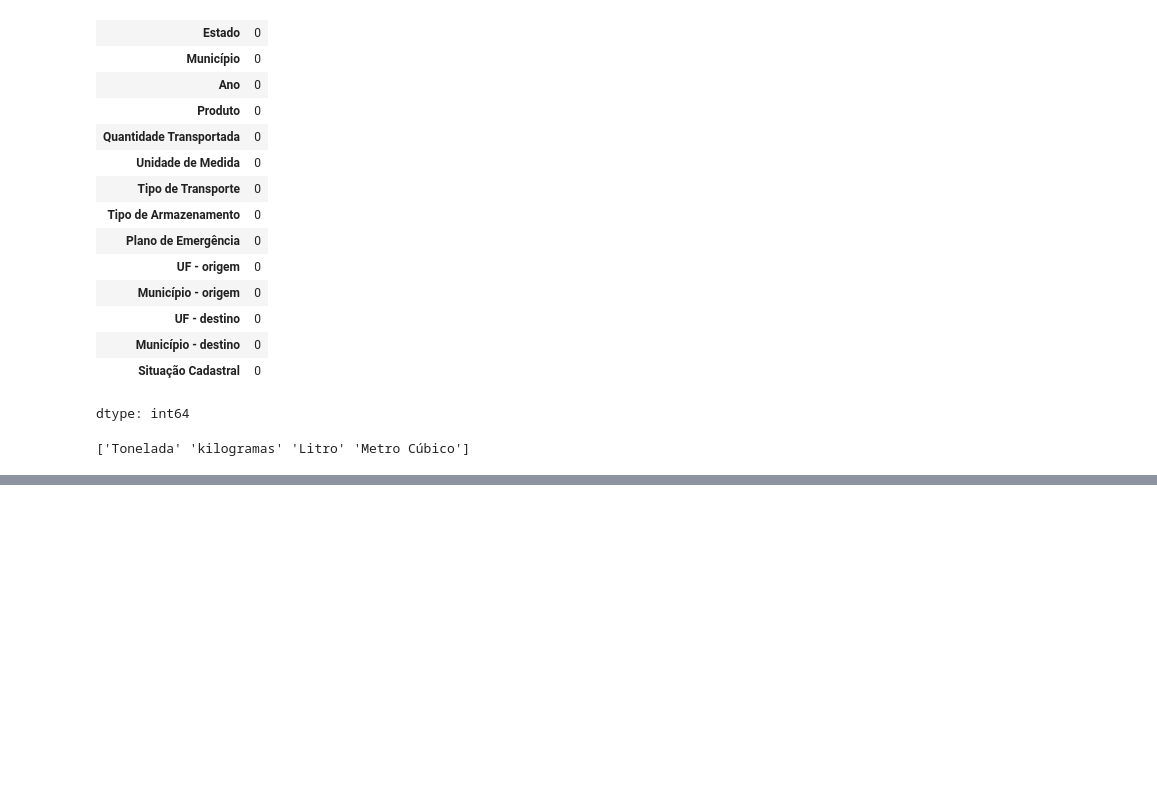
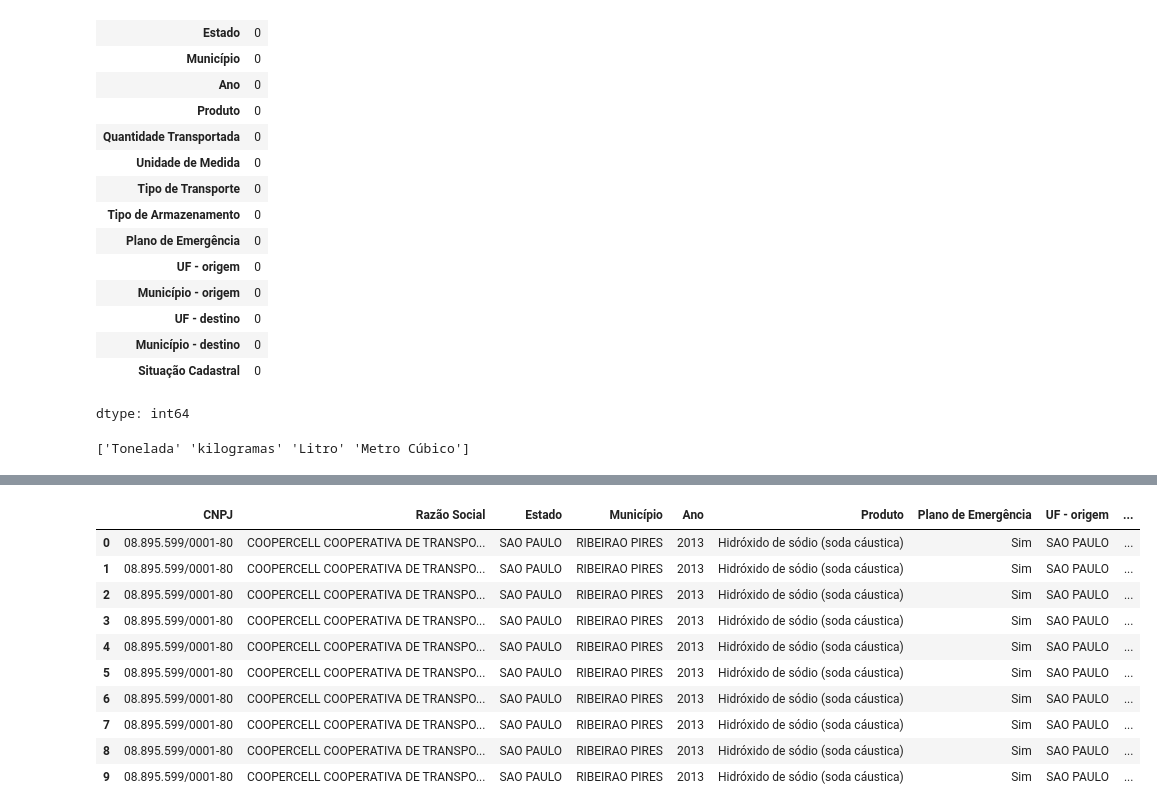
Before and after one commit to Lucasdz-7/Projeto-Integrador-2, a Jupyter notebook: CódigoAPi2.ipynb, the cells around one changed output, grey strips where cells are left out. Drawn from its saved outputs; the diff is of its cells as text; code cells hidden in the pictures; blank space fills up the shorter version.

Commit message:
versão parcialmente finalizada

```diff
--- a/CódigoAPi2.ipynb
+++ b/CódigoAPi2.ipynb
@@ -133,17 +88,16 @@ Dados_IBAMA_teste['Produto'].value_counts().tail(50)
 # %%
-# Inicializa colunas novas
+# criando colunas novas
 Dados_IBAMA_teste['qntd_Litros'] = 0.0
 Dados_IBAMA_teste['qntd_Kg'] = 0.0
 
-# --- CORREÇÃO: converte strings problemáticas para float antes de normalizar ---
+# Os dados estavam no formato de str, essa etapa do código corrige e normaliza os valores
 Dados_IBAMA_teste['Quantidade Transportada'] = Dados_IBAMA_teste['Quantidade Transportada'].apply(
-    lambda x: float(str(x)) if x not in [None, ''] else 0.0
+    lambda x: float(str(x).replace('.', '').replace(',', '.')) if x not in [None, ''] else 0.0
 )
-
 
 def normalizar(row):
     valor = row['Quantidade Transportada']
-    unidade = str(row['Unidade de Medida']).strip()  # mantém maiúsculas/minúsculas conforme estão
+    unidade = str(row['Unidade de Medida']).strip()
 
     # --- CONVERSÃO PARA LITRO ---
     if unidade in ['Metro Cúbico']:
@@ -152,20 +106,20 @@ def normalizar(row):
 
     # --- CONVERSÃO PARA KILOGRAMA ---
     elif unidade in ['Tonelada']:
+        # Mantém o valor original (não multiplica, pois analisando os dados, percebemos que os valores de tonelada na verdade estão representados em quilogramas, não sendo necessário aplicar conversão.)
         row['Unidade de Medida'] = 'kilogramas'
 
     return row
 
-# Aplica a normalização
+# Aplicando a normalização
 Dados_IBAMA_teste = Dados_IBAMA_teste.apply(normalizar, axis=1)
 
-# Preenche as colunas finais
+# Preenche as colunas que foram criadas anteriormente
 Dados_IBAMA_teste.loc[Dados_IBAMA_teste['Unidade de Medida'] == 'Litro', 'qntd_Litros'] = Dados_IBAMA_teste['Quantidade Transportada']
 Dados_IBAMA_teste.loc[Dados_IBAMA_teste['Unidade de Medida'] == 'kilogramas', 'qntd_Kg'] = Dados_IBAMA_teste['Quantidade Transportada']
 
-# Remove as colunas antigas
+# Apagando as colunas de unidade de medida e quantidade transportada
 Dados_IBAMA_teste = Dados_IBAMA_teste.drop(columns=['Quantidade Transportada', 'Unidade de Medida'])
 
-# Visualiza resultado
-print(Dados_IBAMA_teste[['qntd_Litros','qntd_Kg']].head(10))
+print(Dados_IBAMA_teste[['qntd_Litros', 'qntd_Kg']].head(10))
 # %% [output]
@@ -196,0 +236,19 @@ Dados_IBAMA_teste.tail(10)
+# %%
+# Apagando colunas desnecessárias (até o momento) e reiniciando o índice
+
+DadosIBAMA_final = Dados_IBAMA_filtrado.drop(columns=['Tipo de Transporte', 'Tipo de Armazenamento'])
+DadosIBAMA_final = DadosIBAMA_final.reset_index(drop=True)
+# %%
+DadosIBAMA_final.head(10)
+# %% [output]
+|  | CNPJ | Razão Social | Estado | Município | Ano | Produto | Plano de Emergência | UF - origem | ... |
+| 0 | 08.895.599/0001-80 | COOPERCELL COOPERATIVA DE TRANSPO... | SAO PAULO | RIBEIRAO PIRES | 2013 | Hidróxido de sódio (soda cáustica) | Sim | SAO PAULO | ... |
+| 1 | 08.895.599/0001-80 | COOPERCELL COOPERATIVA DE TRANSPO... | SAO PAULO | RIBEIRAO PIRES | 2013 | Hidróxido de sódio (soda cáustica) | Sim | SAO PAULO | ... |
+| 2 | 08.895.599/0001-80 | COOPERCELL COOPERATIVA DE TRANSPO... | SAO PAULO | RIBEIRAO PIRES | 2013 | Hidróxido de sódio (soda cáustica) | Sim | SAO PAULO | ... |
+| 3 | 08.895.599/0001-80 | COOPERCELL COOPERATIVA DE TRANSPO... | SAO PAULO | RIBEIRAO PIRES | 2013 | Hidróxido de sódio (soda cáustica) | Sim | SAO PAULO | ... |
+| 4 | 08.895.599/0001-80 | COOPERCELL COOPERATIVA DE TRANSPO... | SAO PAULO | RIBEIRAO PIRES | 2013 | Hidróxido de sódio (soda cáustica) | Sim | SAO PAULO | ... |
+| 5 | 08.895.599/0001-80 | COOPERCELL COOPERATIVA DE TRANSPO... | SAO PAULO | RIBEIRAO PIRES | 2013 | Hidróxido de sódio (soda cáustica) | Sim | SAO PAULO | ... |
+| 6 | 08.895.599/0001-80 | COOPERCELL COOPERATIVA DE TRANSPO... | SAO PAULO | RIBEIRAO PIRES | 2013 | Hidróxido de sódio (soda cáustica) | Sim | SAO PAULO | ... |
+| 7 | 08.895.599/0001-80 | COOPERCELL COOPERATIVA DE TRANSPO... | SAO PAULO | RIBEIRAO PIRES | 2013 | Hidróxido de sódio (soda cáustica) | Sim | SAO PAULO | ... |
+| 8 | 08.895.599/0001-80 | COOPERCELL COOPERATIVA DE TRANSPO... | SAO PAULO | RIBEIRAO PIRES | 2013 | Hidróxido de sódio (soda cáustica) | Sim | SAO PAULO | ... |
+| 9 | 08.895.599/0001-80 | COOPERCELL COOPERATIVA DE TRANSPO... | SAO PAULO | RIBEIRAO PIRES | 2013 | Hidróxido de sódio (soda cáustica) | Sim | SAO PAULO | ... |
```
Also changed, not shown: parts of 11 cells of this notebook.
